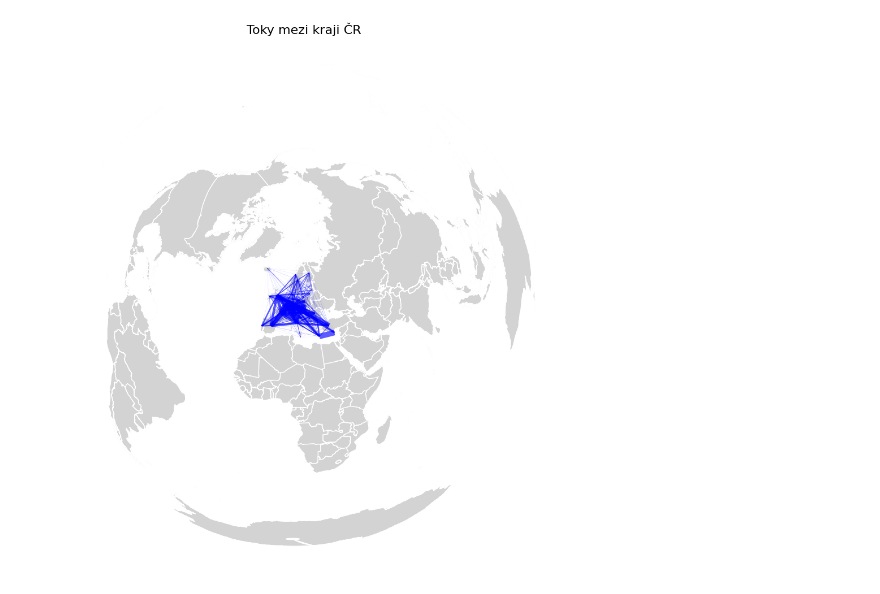
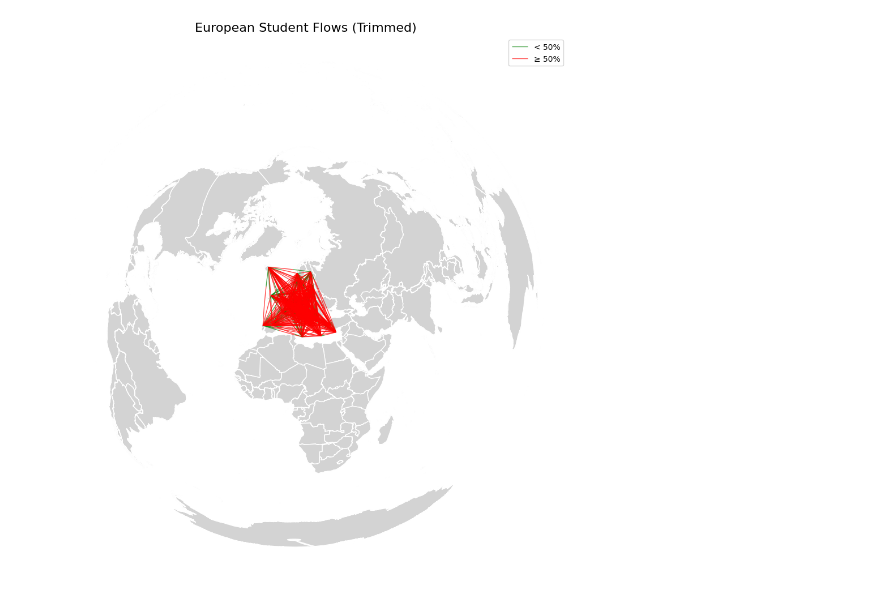
Before and after one commit to kovarmi9/PKAR_mobility_of_university_students, a Jupyter notebook: notebooks/europe/europe_flows_fixed_orientation.ipynb, the cells around one changed output. Saved outputs shown, nothing was run; the diff lists cells and outputs as text; code cells hidden in the pictures.

Commit message:
Better calculation of flows

```diff
--- a/notebooks/europe/europe_flows_fixed_orientation.ipynb
+++ b/notebooks/europe/europe_flows_fixed_orientation.ipynb
@@ -80,18 +51,11 @@ gdf_centroids.head()
 # %%
+# Define orthodromic line function
 geod = Geod(ellps="WGS84")
 
 def ortodrome(start, end, n_points=100):
-    """
-    Create an orthodromic (great-circle) line between two shapely Point geometries.
-    """
     lon1, lat1 = start.x, start.y
     lon2, lat2 = end.x, end.y
-
-    # Get intermediate points as list of (lon, lat)
     intermediate_points = geod.npts(lon1, lat1, lon2, lat2, n_points)
-
-    # Construct full list of coordinates including start and end
     coords = [(lon1, lat1)] + intermediate_points + [(lon2, lat2)]
-
     return LineString(coords)
 # %%
@@ -201 +95,12 @@ gdf_flows_total[['origin','destination','value','value_total','geometry']]
+# %%
+# Add orientation flag based on direction
+def determine_orientation(row):
+    line = row.geometry
+    if isinstance(line, LineString):
+        start = line.coords[0]
+        end = line.coords[-1]
+        return 1 if end[1] > start[1] else -1
+    return 0
+
+flows_gdf['orientation'] = flows_gdf.apply(determine_orientation, axis=1)
 # %%
@@ -234,23 +144,25 @@ result.head()
 # %%
-# Plot
-fig, ax = plt.subplots(1, 1, figsize=(12, 10))
-
-# Plot regions, flows, and centroids
-gdf_regions.plot(ax=ax, color='lightgrey', edgecolor='white')
-gdf_flows_total.plot(ax=ax, linewidth=gdf_flows_total['value_total']/gdf_flows_total['value_total'].max()*20, color='blue', alpha=0.4)
-
-# Set plot title and remove axis
-ax.set_title("Toky mezi kraji ČR", fontsize=16)
-ax.axis('off')
-
-# Display the plot
-plt.tight_layout()
-plt.show()
+# Export trimmed lines
+flows_gdf.to_file("../../data/europe/europe_flows.gpkg", driver="GPKG", layer="trimmed_lines")
-# %% [output]
-[figure, removed]
 # %%
-# Převod sloupce 'pct' na float
-result['pct'] = result['pct'].astype(float)
+# Visualization
+fig, ax = plt.subplots(1, 1, figsize=(12, 10))
 
-# Set coordinate reference system (adjust if needed)
-result = result.set_crs(epsg=3035)
+# Plot background map
+regions_gdf.plot(ax=ax, color='lightgrey', edgecolor='white')
+
+# Plot trimmed lines by pct
+flows_gdf[flows_gdf['pct'] < 50].plot(
+    ax=ax, color='green', linewidth=1, alpha=0.7, label='< 50%'
+)
+flows_gdf[flows_gdf['pct'] >= 50].plot(
+    ax=ax, color='red', linewidth=1, alpha=0.7, label='≥ 50%'
+)
+
+ax.set_title("European Student Flows (Trimmed)", fontsize=16)
+ax.axis('off')
+ax.legend()
+plt.tight_layout()
+plt.show()
+# %% [output]
+[figure, added]
```
Also changed, not shown: parts of 10 cells of this notebook.
